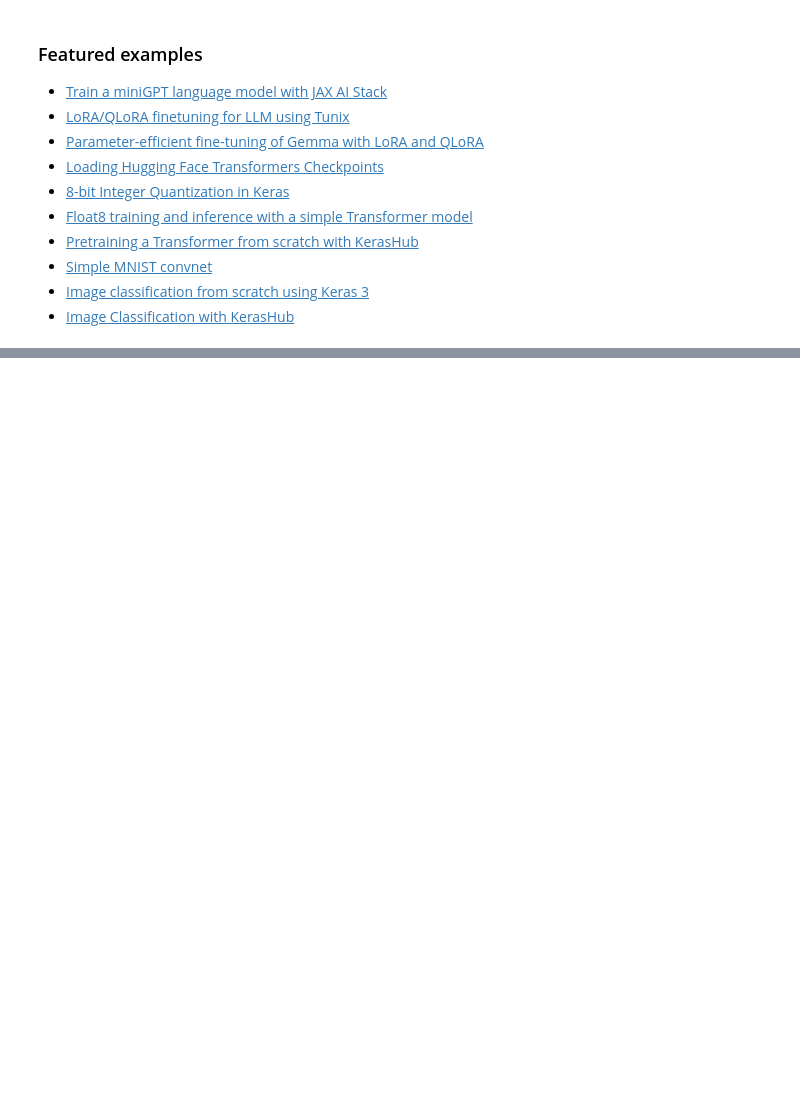
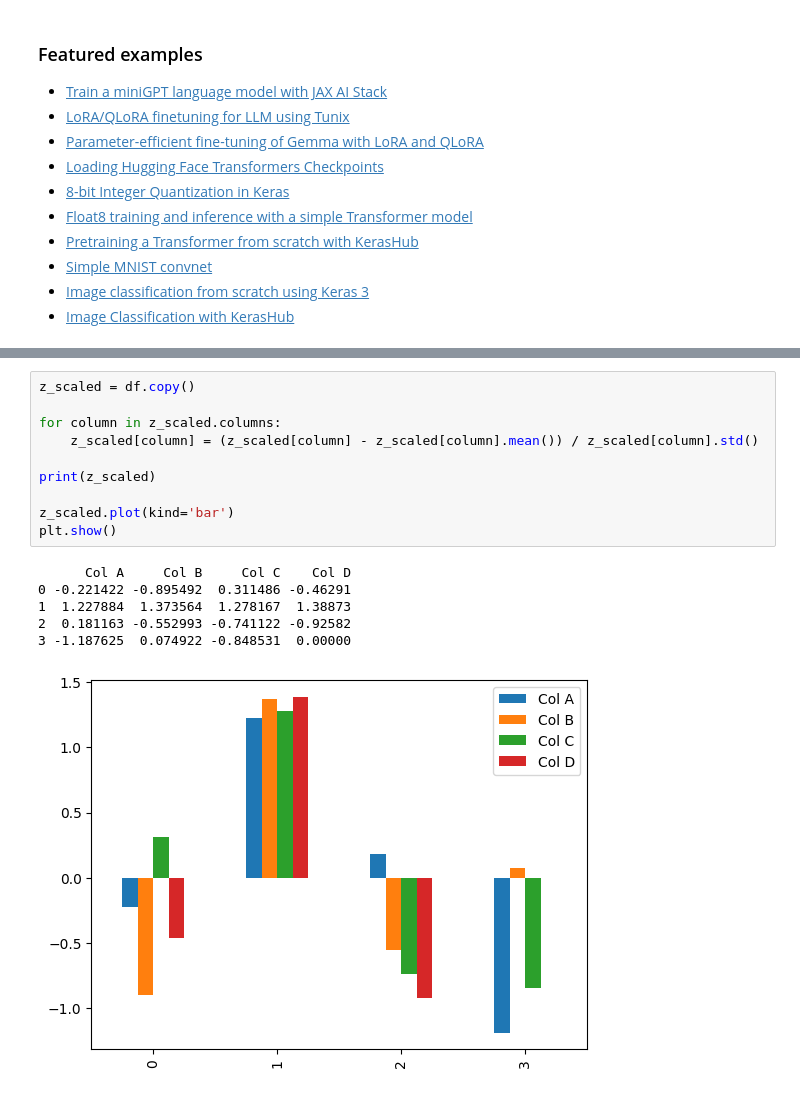
Before and after one commit to krishnananda644-max/krishna-ml-lab, a Jupyter notebook: Welcome_To_Colab.ipynb, the cells around one changed output, grey strips where cells are left out. Cells and saved outputs as stored; diff of their text form; blank space fills up the shorter version.

```diff
--- a/Welcome_To_Colab.ipynb
+++ b/Welcome_To_Colab.ipynb
@@ -355,0 +275,17 @@ These are a few of the notebooks related to Machine Learning, including Google's
+# %%
+z_scaled = df.copy()
+
+for column in z_scaled.columns:
+    z_scaled[column] = (z_scaled[column] - z_scaled[column].mean()) / z_scaled[column].std()
+
+print(z_scaled)
+
+z_scaled.plot(kind='bar')
+plt.show()
+# %% [output]
+      Col A     Col B     Col C    Col D
+0 -0.221422 -0.895492  0.311486 -0.46291
+1  1.227884  1.373564  1.278167  1.38873
+2  0.181163 -0.552993 -0.741122 -0.92582
+3 -1.187625  0.074922 -0.848531  0.00000
+[figure, added]
```
Also changed, not shown: parts of 25 cells of this notebook.
